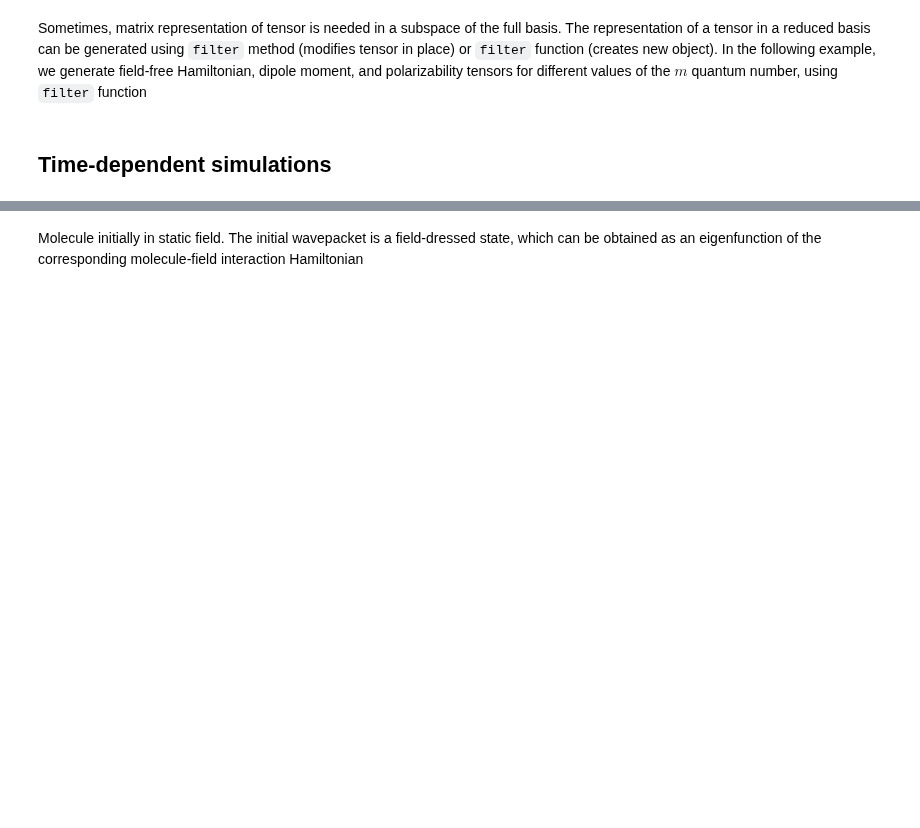
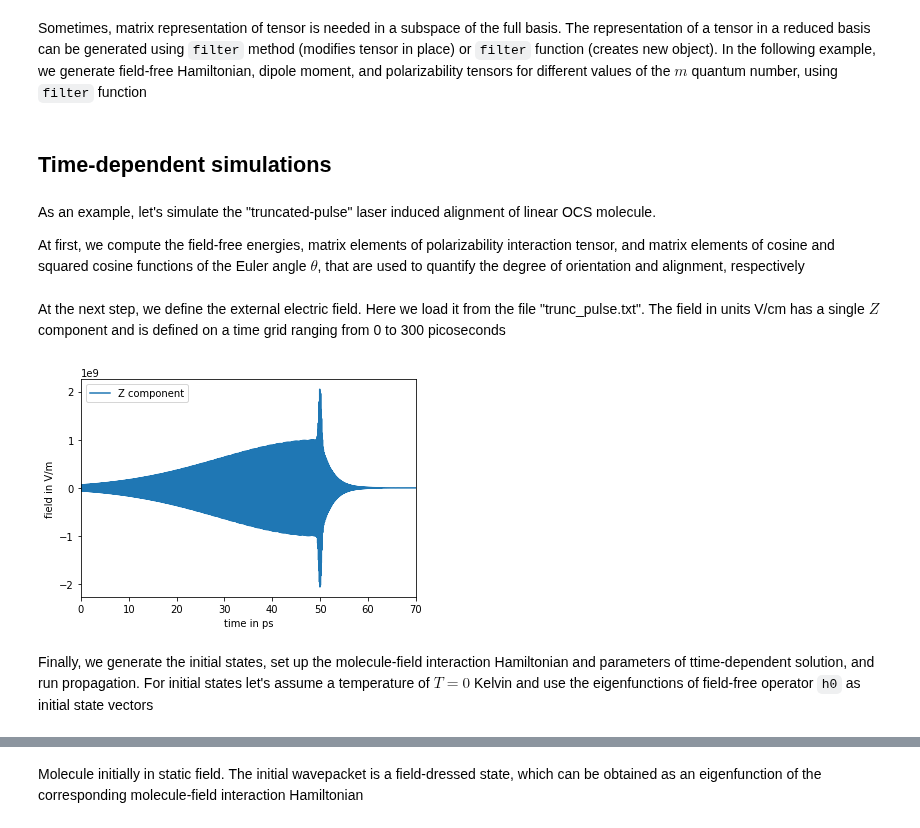
Before and after one commit to CFEL-CMI/richmol, a Jupyter notebook: doc/source/notebooks/rotations_quickstart.ipynb, the cells around one changed output, grey strips where cells are left out. Cells and saved outputs as stored; diff of their text form; code cells hidden in the pictures; blank space fills up the shorter version.

```diff
--- a/doc/source/notebooks/rotations_quickstart.ipynb
+++ b/doc/source/notebooks/rotations_quickstart.ipynb
@@ -274,0 +282,4 @@ Sometimes, matrix representation of tensor is needed in a subspace of the full b
+# %% [markdown]
+As an example, let's simulate the "truncated-pulse" laser induced alignment of linear OCS molecule.
+
+At first, we compute the field-free energies, matrix elements of polarizability interaction tensor, and matrix elements of cosine and squared cosine functions of the Euler angle $\theta$, that are used to quantify the degree of orientation and alignment, respectively
@@ -274,0 +317,23 @@ Sometimes, matrix representation of tensor is needed in a subspace of the full b
+# %% [markdown]
+At the next step, we define the external electric field. Here we load it from the file "trunc_pulse.txt". The field in units V/cm has a single $Z$ component and is defined on a time grid ranging from 0 to 300 picoseconds
+# %%
+# truncated-pulse field
+with open("trunc_pulse.txt", "r") as fl:
+    field = np.array([[float(elem) for elem in line.split()[1:]] for line in fl]) # X, Y, Z field's components
+    fl.seek(0)
+    times = [float(line.split()[0]) for line in fl] # time grid
+
+# convert field from V/cm to V/m
+field *= 1e2
+
+# plot Z component
+plt.plot(times, field[:, 2], label="Z component")
+plt.xlim([0,70])
+plt.xlabel("time in ps")
+plt.ylabel("field in V/m")
+plt.legend()
+plt.show()
+# %% [output]
+[figure, added]
+# %% [markdown]
+Finally, we generate the initial states, set up the molecule-field interaction Hamiltonian and parameters of ttime-dependent solution, and run propagation. For initial states let's assume a temperature of $T=0$ Kelvin and use the eigenfunctions of field-free operator `h0` as initial state vectors
```
Also changed, not shown: parts of 11 cells of this notebook, 2 other files.
